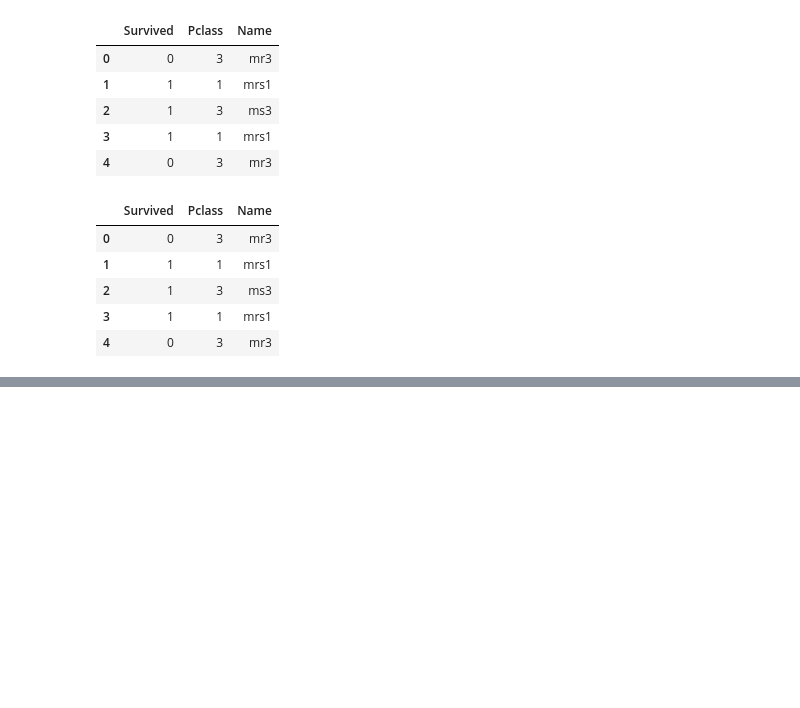
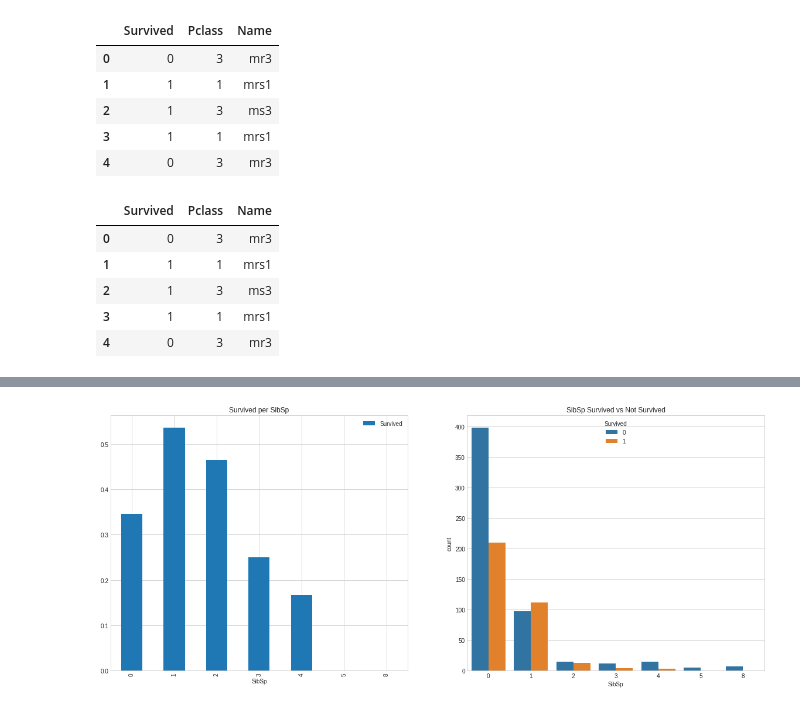
Before and after one commit to joshuajhchoi/ai2learn, a Jupyter notebook: Titanic_강의용_버전.ipynb, the cells around one changed output, grey strips where cells are left out. Saved outputs shown, nothing was run; the diff lists cells and outputs as text; code cells hidden in the pictures; blank space fills up the shorter version.

```diff
--- a/Titanic_강의용_버전.ipynb
+++ b/Titanic_강의용_버전.ipynb
@@ -833,0 +1259,4 @@ con('Name','CN')
+# %%
+bag('SibSp','Survived','Survived per SibSp','SibSp Survived vs Not Survived')
+# %% [output]
+[figure, added]
```
Also changed, not shown: parts of 202 cells of this notebook.
